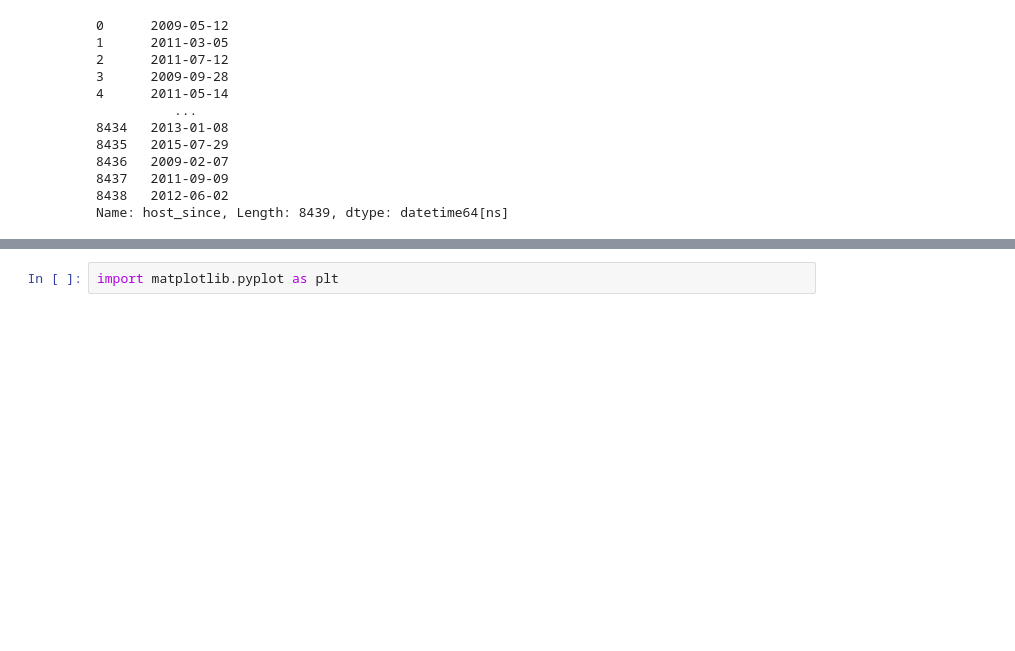
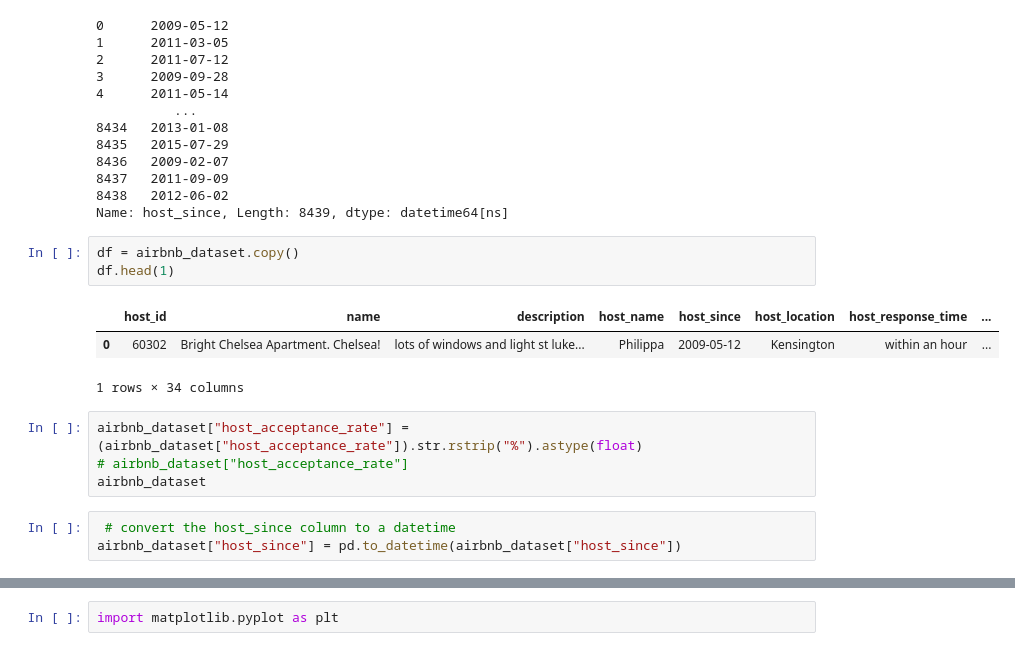
Before and after one commit to Nwanne-analytics/Airbnb_Data_Project, a Jupyter notebook: Working codes COM728.ipynb, the cells around one changed output, grey strips where cells are left out. Cells and saved outputs as stored; diff of their text form; blank space fills up the shorter version.

```diff
--- a/Working codes COM728.ipynb
+++ b/Working codes COM728.ipynb
@@ -356,3 +340,17 @@ airbnb_dataset["host_since"]
 8437   2011-09-09
 8438   2012-06-02
 Name: host_since, Length: 8439, dtype: datetime64[ns]
+# %%
+df = airbnb_dataset.copy()
+df.head(1)
+# %% [output]
+|  | host_id | name | description | host_name | host_since | host_location | host_response_time | ... |
+| 0 | 60302 | Bright Chelsea Apartment. Chelsea! | lots of windows and light st luke... | Philippa | 2009-05-12 | Kensington | within an hour | ... |
+1 rows × 34 columns
+# %%
+airbnb_dataset["host_acceptance_rate"] = (airbnb_dataset["host_acceptance_rate"]).str.rstrip("%").astype(float)
+# airbnb_dataset["host_acceptance_rate"]
+airbnb_dataset
+# %%
+ # convert the host_since column to a datetime
+airbnb_dataset["host_since"] = pd.to_datetime(airbnb_dataset["host_since"])
```
Also changed, not shown: parts of 29 cells of this notebook, 5 other files.
